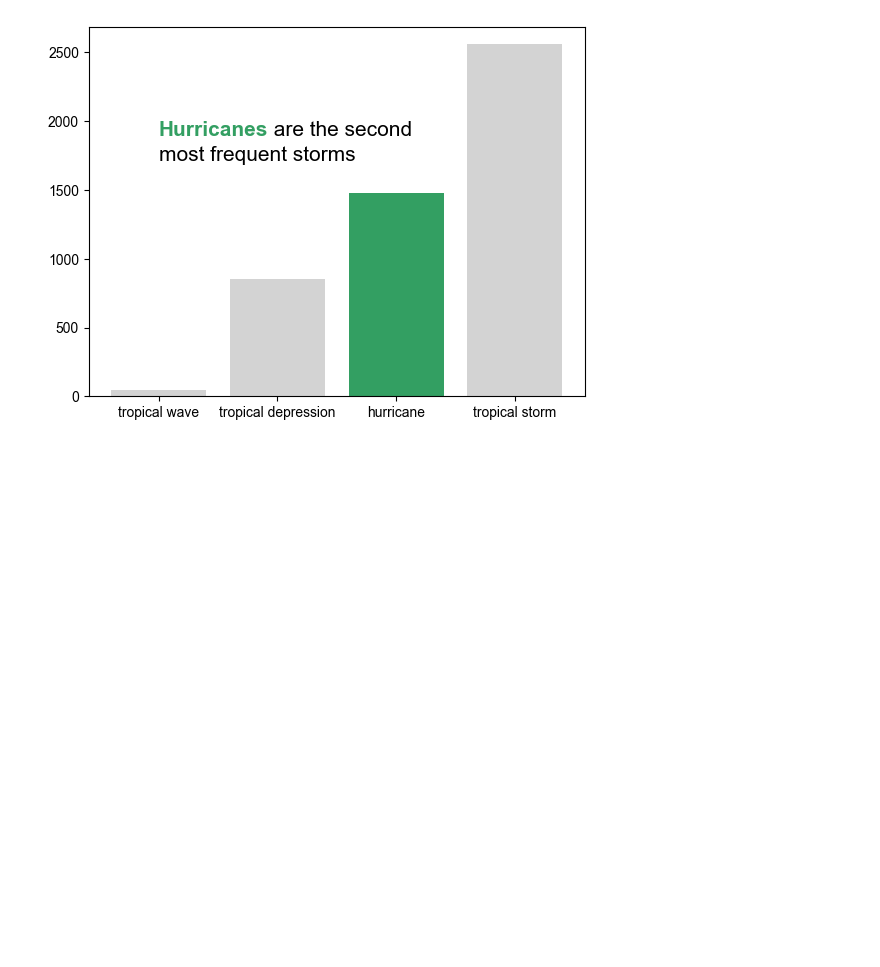
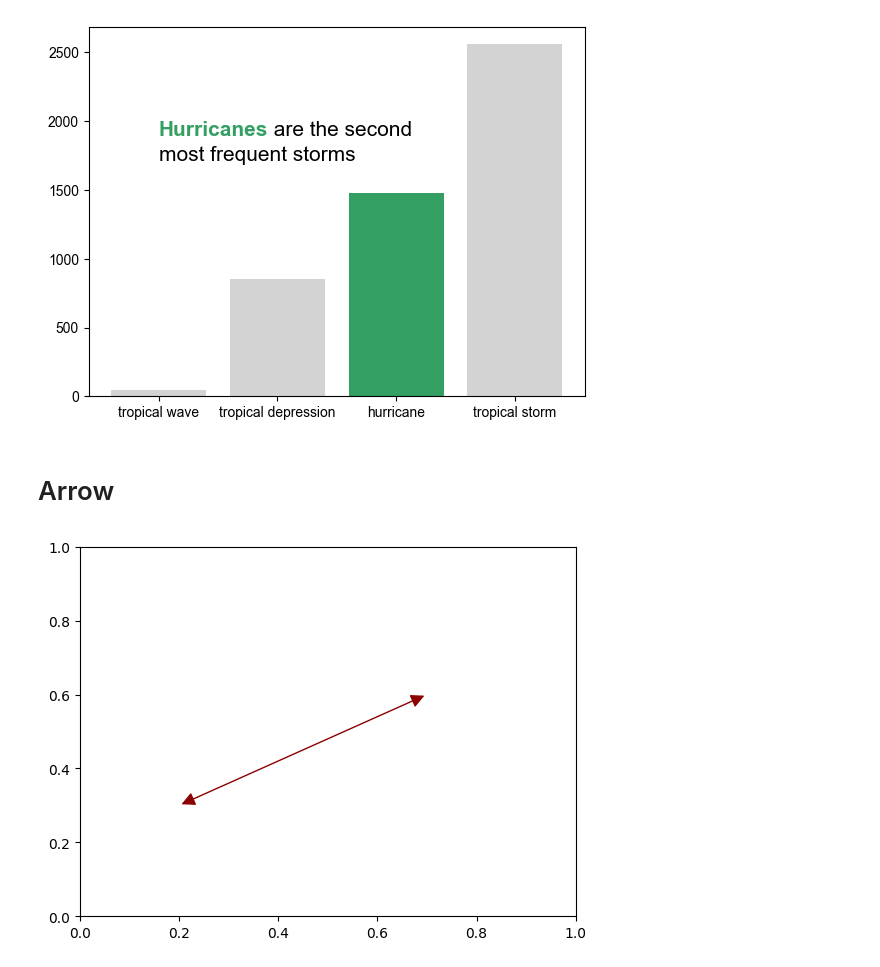
Before and after one commit to babaniyi/Data-visualisation, a Jupyter notebook: 1_notebooks/playground/class_matplotlib.ipynb, the cells around one changed output. Saved outputs shown, nothing was run; the diff lists cells and outputs as text; code cells hidden in the pictures; blank space fills up the shorter version.

```diff
--- a/1_notebooks/class_matplotlib.ipynb
+++ b/1_notebooks/playground/class_matplotlib.ipynb
@@ -1124,3 +1124,5 @@ ax_text(
 plt.show()
 # %% [output]
 [figure]
+# %% [markdown]
+# Arrow
@@ -1126,0 +1131,13 @@ plt.show()
+# %%
+fig, ax = plt.subplots()
+ax_arrow(
+   tail_position=[0.2, 0.3],
+   head_position=[0.7, 0.6],
+   color="darkred",
+   double_headed=True,
+   fill_head=True,
+   ax=ax,
+)
+plt.show()
+# %% [output]
+[figure, added]
```
Also changed, not shown: parts of 14 cells of this notebook.
